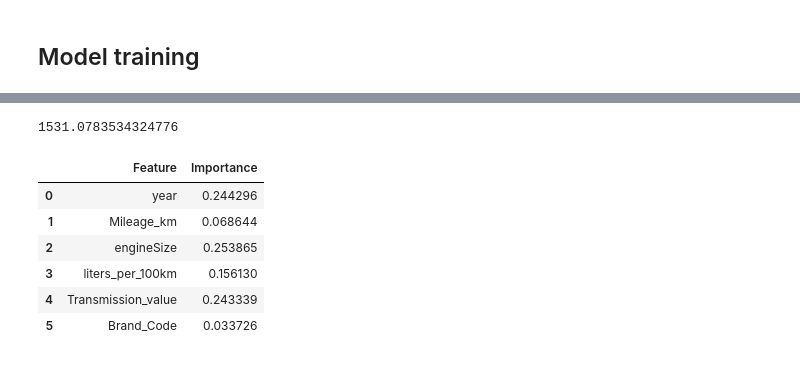
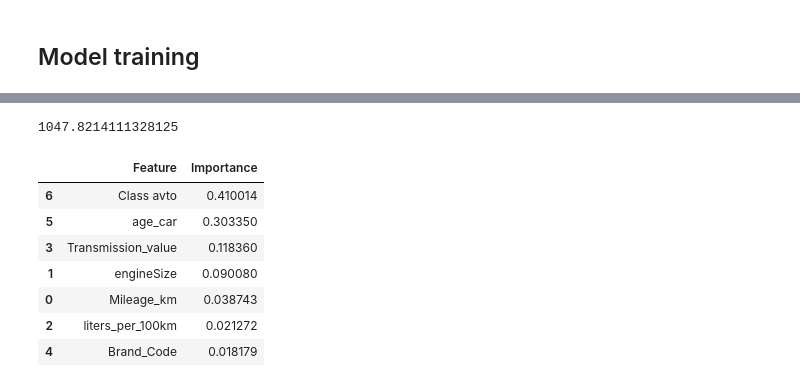
Before and after one commit to romanshypka11-maker/car-predict-price-project, a Jupyter notebook: cars_predict.ipynb, the cells around one changed output, grey strips where cells are left out. Saved outputs shown, nothing was run; the diff lists cells and outputs as text; code cells hidden in the pictures.

```diff
--- a/cars_predict.ipynb
+++ b/cars_predict.ipynb
@@ -155,5 +144,5 @@ df_numeric.head(5)
 # %% [markdown]
 ## Model training
 # %%
-X = df_numeric[["year","Mileage_km","engineSize","liters_per_100km","Transmission_value","Brand_Code"]]
-y = df_numeric[["price"]]
+X = df_clear_iqr[["Mileage_km","engineSize","liters_per_100km","Transmission_value","Brand_Code","age_car","Class avto"]]
+y = df_clear_iqr[["price"]]
@@ -172,20 +149,28 @@ predictions = model.predict(X_test)
-# %%
-erorr_mean = mean_absolute_error(y_test,predictions)
-erorr_mean
-# %% [output]
-1531.0783534324776
+# %%
+X_train, X_test, y_train, y_test = train_test_split(X, y, test_size=0.2, random_state=42)
+# %%
+xgb_model = XGBRegressor(n_estimators=5000,learning_rate=0.01,max_depth=7,n_jobs=-1,random_state=42,early_stopping_rounds=50)
+
+xgb_model.fit(X_train,y_train,eval_set=[(X_test,y_test)],verbose=False) # learning model
+
+predictions_xgb = xgb_model.predict(X_test)
+mae_xgb = mean_absolute_error(y_test,predictions_xgb)
+mae_xgb
+# %% [output]
+1047.8214111328125
 # %%
-features_df = pd.DataFrame({"Feature":X_train.columns, "Importance":model.feature_importances_})
+features_df = pd.DataFrame({"Feature":X_train.columns, "Importance": xgb_model.feature_importances_})
 # %%
-features_df
+features_df.sort_values(by="Importance",ascending=False) # importance my columns for model
 # %% [output]
 |  | Feature | Importance |
-| 0 | year | 0.244296 |
-| 1 | Mileage_km | 0.068644 |
-| 2 | engineSize | 0.253865 |
-| 3 | liters_per_100km | 0.156130 |
-| 4 | Transmission_value | 0.243339 |
-| 5 | Brand_Code | 0.033726 |
+| 6 | Class avto | 0.410014 |
+| 5 | age_car | 0.303350 |
+| 3 | Transmission_value | 0.118360 |
+| 1 | engineSize | 0.090080 |
+| 0 | Mileage_km | 0.038743 |
+| 2 | liters_per_100km | 0.021272 |
+| 4 | Brand_Code | 0.018179 |
 # %%
 plt.figure(figsize=(10,7))
 
```
Also changed, not shown: parts of 20 cells of this notebook.
